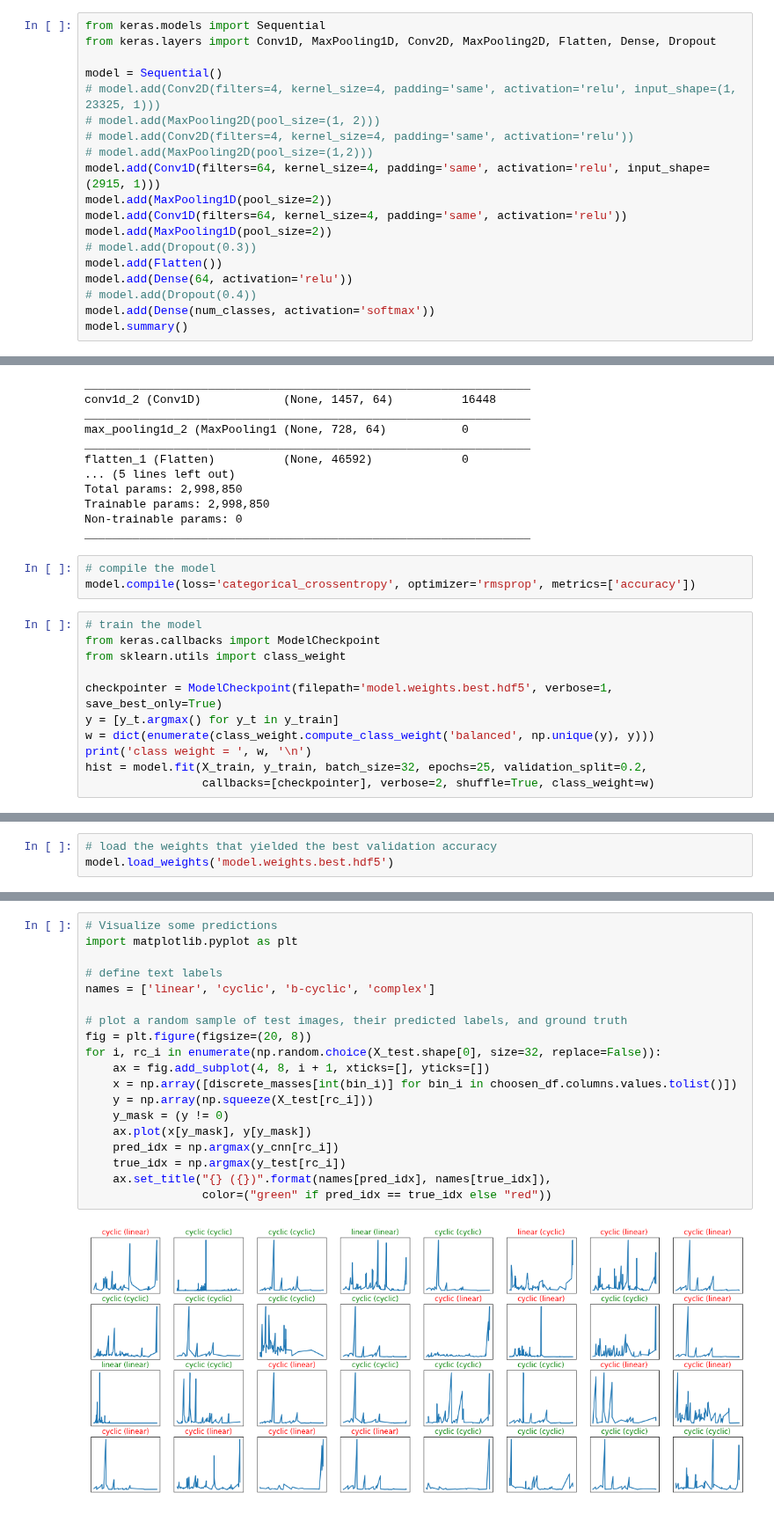
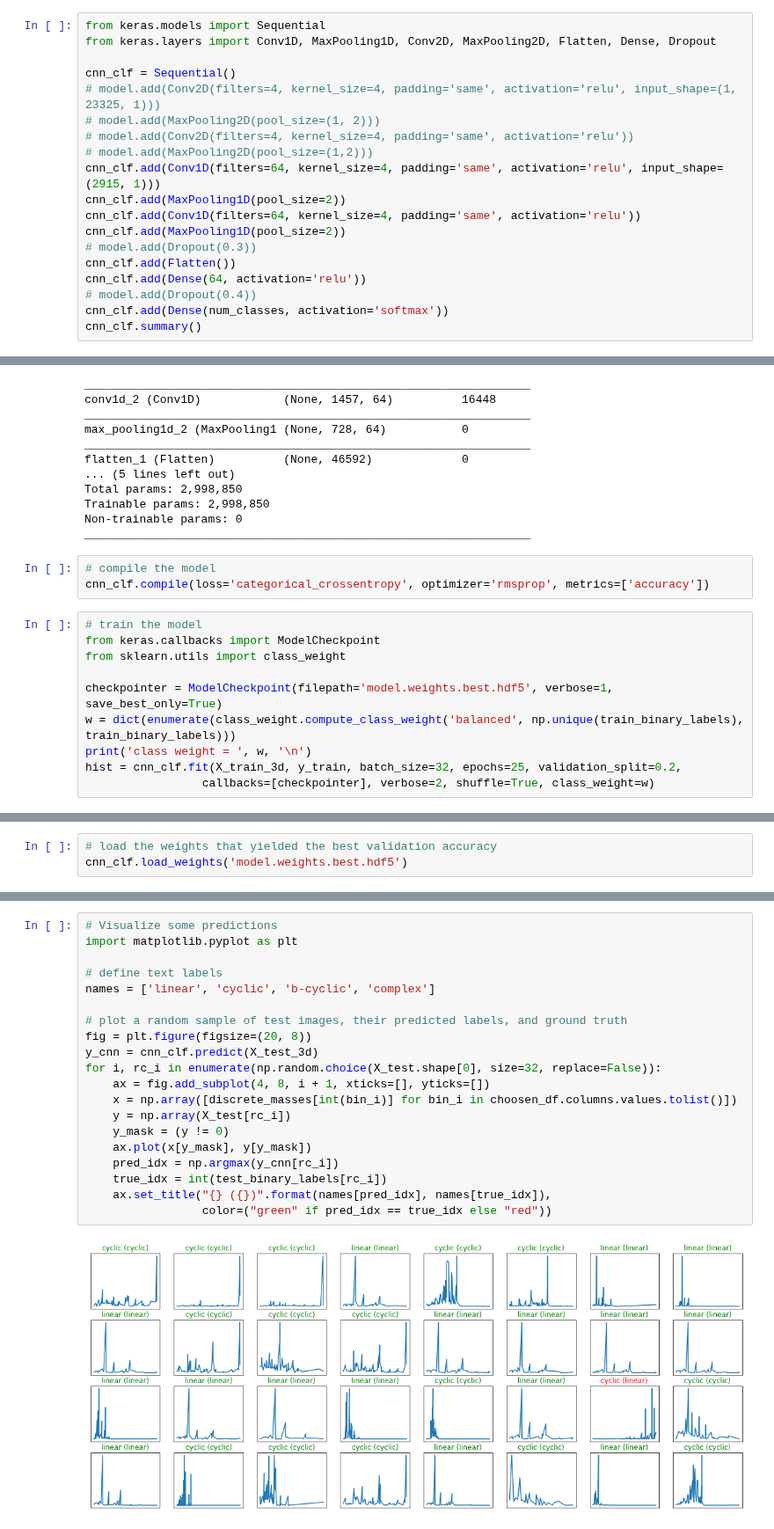
Before and after one commit to letovesnoi/machine-learning, a Jupyter notebook: projects/capstone/capstone.ipynb, the cells around one changed output, grey strips where cells are left out. Shown at 88% size. Drawn from its saved outputs; the diff is of its cells as text.

```diff
--- a/projects/capstone/capstone.ipynb
+++ b/projects/capstone/capstone.ipynb
@@ -438,21 +451,21 @@ dummy_clf = DummyClassifier(strategy='most_frequent', random_state=42).fit(X_tra
 from keras.models import Sequential
 from keras.layers import Conv1D, MaxPooling1D, Conv2D, MaxPooling2D, Flatten, Dense, Dropout
 
-model = Sequential()
+cnn_clf = Sequential()
 # model.add(Conv2D(filters=4, kernel_size=4, padding='same', activation='relu', input_shape=(1, 23325, 1)))
 # model.add(MaxPooling2D(pool_size=(1, 2)))
 # model.add(Conv2D(filters=4, kernel_size=4, padding='same', activation='relu'))
 # model.add(MaxPooling2D(pool_size=(1,2)))
-model.add(Conv1D(filters=64, kernel_size=4, padding='same', activation='relu', input_shape=(2915, 1)))
-model.add(MaxPooling1D(pool_size=2))
-model.add(Conv1D(filters=64, kernel_size=4, padding='same', activation='relu'))
-model.add(MaxPooling1D(pool_size=2))
+cnn_clf.add(Conv1D(filters=64, kernel_size=4, padding='same', activation='relu', input_shape=(2915, 1)))
+cnn_clf.add(MaxPooling1D(pool_size=2))
+cnn_clf.add(Conv1D(filters=64, kernel_size=4, padding='same', activation='relu'))
+cnn_clf.add(MaxPooling1D(pool_size=2))
 # model.add(Dropout(0.3))
-model.add(Flatten())
-model.add(Dense(64, activation='relu'))
+cnn_clf.add(Flatten())
+cnn_clf.add(Dense(64, activation='relu'))
 # model.add(Dropout(0.4))
-model.add(Dense(num_classes, activation='softmax'))
-model.summary()
+cnn_clf.add(Dense(num_classes, activation='softmax'))
+cnn_clf.summary()
 # %% [output]
 _________________________________________________________________
 Layer (type)                 Output Shape              Param #
@@ -473,17 +486,16 @@ Non-trainable params: 0
 _________________________________________________________________
 # %%
 # compile the model
-model.compile(loss='categorical_crossentropy', optimizer='rmsprop', metrics=['accuracy'])
+cnn_clf.compile(loss='categorical_crossentropy', optimizer='rmsprop', metrics=['accuracy'])
 # %%
 # train the model
 from keras.callbacks import ModelCheckpoint
 from sklearn.utils import class_weight
 
 checkpointer = ModelCheckpoint(filepath='model.weights.best.hdf5', verbose=1, save_best_only=True)
-y = [y_t.argmax() for y_t in y_train]
-w = dict(enumerate(class_weight.compute_class_weight('balanced', np.unique(y), y)))
+w = dict(enumerate(class_weight.compute_class_weight('balanced', np.unique(train_binary_labels), train_binary_labels)))
 print('class weight = ', w, '\n')
-hist = model.fit(X_train, y_train, batch_size=32, epochs=25, validation_split=0.2,
+hist = cnn_clf.fit(X_train_3d, y_train, batch_size=32, epochs=25, validation_split=0.2,
                  callbacks=[checkpointer], verbose=2, shuffle=True, class_weight=w)
 # %% [output]
 class weight =  {0: 0.9338697017268446, 1: 1.0762098597919494}
@@ -506,6 +518,6 @@ Epoch 00100: val_loss did not improve from 0.78015
 # %%
 # load the weights that yielded the best validation accuracy
-model.load_weights('model.weights.best.hdf5')
+cnn_clf.load_weights('model.weights.best.hdf5')
 # %%
 # Evaluation
 import matplotlib.pyplot as plt
@@ -555,21 +570,22 @@ CNN TN = 165, CNN FP = 473, CNN FN = 144, CNN TP = 408
 # %%
 # Visualize some predictions
 import matplotlib.pyplot as plt
 
 # define text labels
 names = ['linear', 'cyclic', 'b-cyclic', 'complex']
 
 # plot a random sample of test images, their predicted labels, and ground truth
 fig = plt.figure(figsize=(20, 8))
+y_cnn = cnn_clf.predict(X_test_3d)
 for i, rc_i in enumerate(np.random.choice(X_test.shape[0], size=32, replace=False)):
     ax = fig.add_subplot(4, 8, i + 1, xticks=[], yticks=[])
     x = np.array([discrete_masses[int(bin_i)] for bin_i in choosen_df.columns.values.tolist()])
-    y = np.array(np.squeeze(X_test[rc_i]))
+    y = np.array(X_test[rc_i])
     y_mask = (y != 0)
     ax.plot(x[y_mask], y[y_mask])
     pred_idx = np.argmax(y_cnn[rc_i])
-    true_idx = np.argmax(y_test[rc_i])
+    true_idx = int(test_binary_labels[rc_i])
     ax.set_title("{} ({})".format(names[pred_idx], names[true_idx]),
                  color=("green" if pred_idx == true_idx else "red"))
 # %% [output]
-[figure, old version]
+[figure, new version]
```
Also changed, not shown: parts of 8 cells of this notebook.
